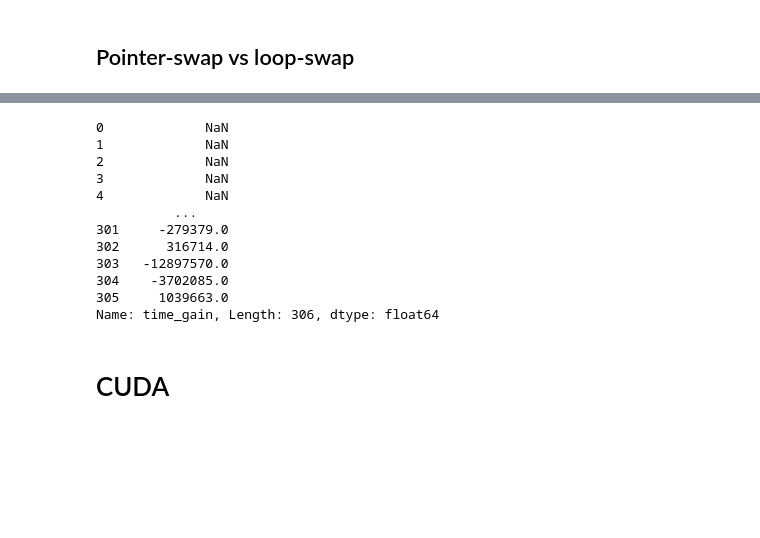
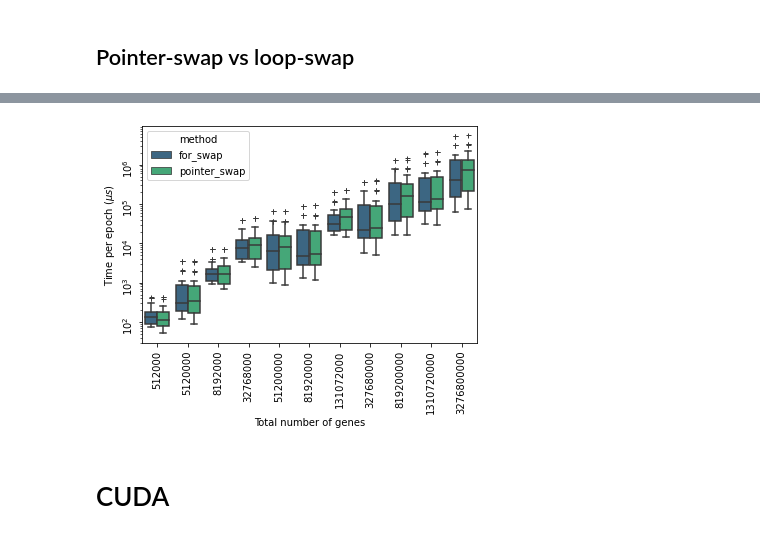
Before and after one commit to teobouvard/aevol-hpc, a Jupyter notebook: report/analysis.ipynb, the cells around one changed output, grey strips where cells are left out. Cells and saved outputs as stored; diff of their text form; code cells hidden in the pictures; blank space fills up the shorter version.

```diff
--- a/report/analysis.ipynb
+++ b/report/analysis.ipynb
@@ -155,18 +128,17 @@ df.tail(50)
-# %%
-df.time_gain
-# %% [output]
-0             NaN
-1             NaN
-2             NaN
-3             NaN
-4             NaN
-          ...
-301     -279379.0
-302      316714.0
-303   -12897570.0
-304    -3702085.0
-305     1039663.0
-Name: time_gain, Length: 306, dtype: float64
+# %%
+from matplotlib.ticker import ScalarFormatter
+
+flierprops = dict(marker='+')
+ax = sns.boxplot(data=df, x="n_genes", y="time_per_epoch", hue="method", palette="viridis", flierprops=flierprops)
+ax.set(yscale="log")
+ax.tick_params(labelrotation=90)
+#ax.xaxis.set_major_formatter(ScalarFormatter())
+#ax.ticklabel_format(axis="x" , style="scientific")
+ax.set_xlabel("Total number of genes")
+ax.set_ylabel("Time per epoch ($\mu s$)")
+ax.get_figure().savefig('img/swap_strategies.pdf', bbox_inches="tight")
+# %% [output]
+[figure, added]
 # %% [markdown]
 # CUDA
 # %%
```
Also changed, not shown: parts of 6 cells of this notebook, 9 other files.
